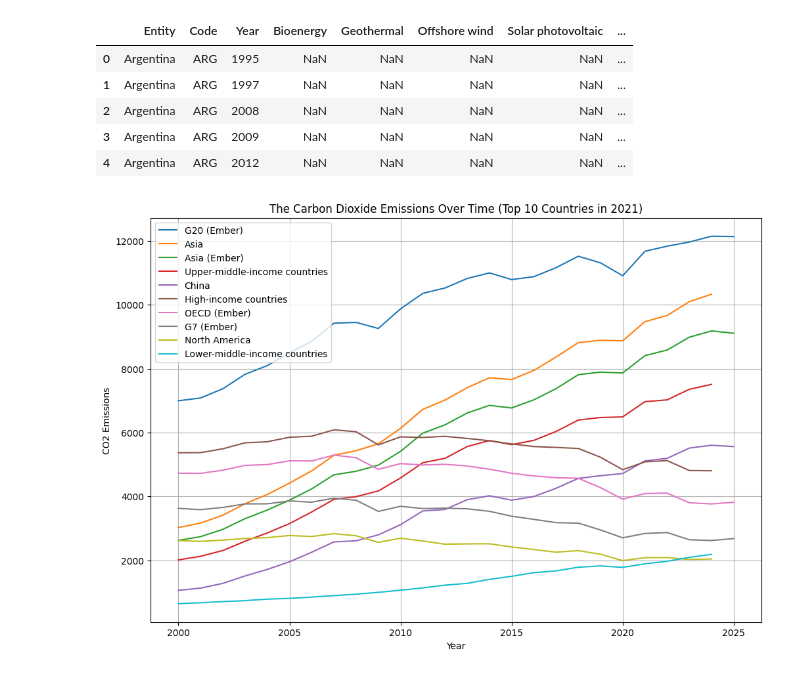
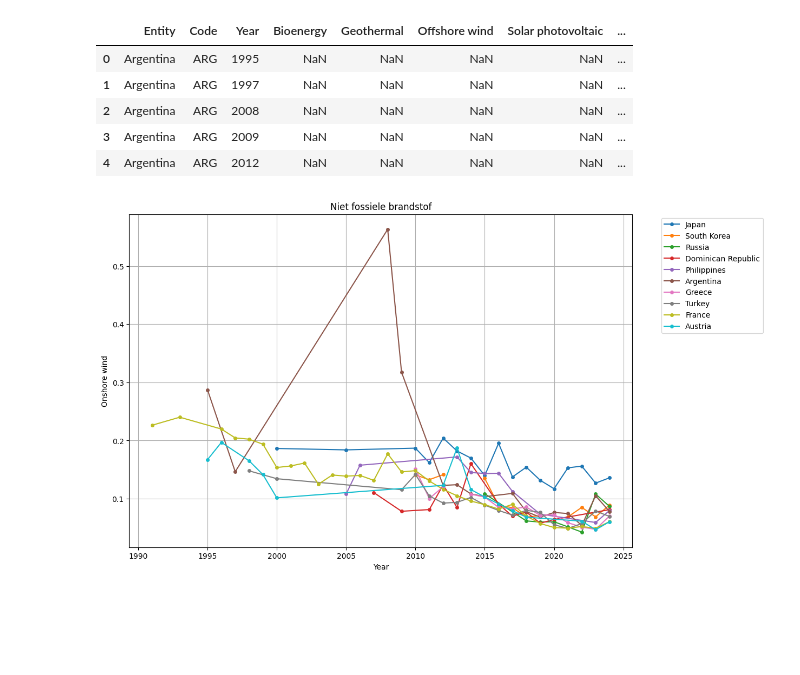
Before and after one commit to annievdv/Annie_opdracht, a Jupyter notebook: Untitled11.ipynb, the cells around one changed output. Cells and saved outputs as stored; diff of their text form; code cells hidden in the pictures; blank space fills up the shorter version.

```diff
--- a/Untitled11.ipynb
+++ b/Untitled11.ipynb
@@ -3,16 +3,14 @@
 # %%
 import numpy as np
 import pandas as pd
+import matplotlib.pyplot as plt
 from google.colab import files
 
-#print("Please upload the file now. A file browser window will appear.")
-#uploaded = files.upload()
-
 # Lees de data
-costs_df=pd.read_csv('https://raw.githubusercontent.com/annievdv/Annie_opdracht/refs/heads/main/levelized-cost-of-energy.csv')
+df=pd.read_csv('https://raw.githubusercontent.com/annievdv/Annie_opdracht/refs/heads/main/levelized-cost-of-energy.csv')
 
 print("cost data ")
-display(costs_df.head())
+display(df.head())
 # %% [output]
 cost data
 |  | Entity | Code | Year | Bioenergy | Geothermal | Offshore wind | Solar photovoltaic | ... |
@@ -22,33 +20,39 @@ cost data
 | 3 | Argentina | ARG | 2009 | NaN | NaN | NaN | NaN | ... |
 | 4 | Argentina | ARG | 2012 | NaN | NaN | NaN | NaN | ... |
 # %%
-import matplotlib.pyplot as plt
+df_filtered = df[df['Entity'].str.contains("World|European Union") == False].reset_index(drop=True)
 
-df_filtered = fuel_df[fuel_df['country'].str.contains("World|European Union") == False].reset_index(drop=True)
+xOnshoreWind = 'Onshore wind'
 
-# Filter for the year 2021 to find the largest emitters in that year
-df_2021 = df_filtered[df_filtered['year'] == 2021]
+# Filter df_filtered for the year 2024 to find the largest emitters in that year
+df_for_ranking = df_filtered[df_filtered['Year'] == 2024]
 
-# Use 'greenhouse_gas_emissions' as the column for CO2 emissions
-largest_countries_2021 = df_2021.nlargest(10, 'greenhouse_gas_emissions')
+# Drop rows where 'Onshore Wind' is NaN for ranking purposes
+df_for_ranking = df_for_ranking.dropna(subset=['Entity', xOnshoreWind])
+
+# Use 'Onshore Wind' as the column to find the largest countries (excluding World/EU)
+largest_countries = df_for_ranking.nlargest(10, xOnshoreWind)
 
 # Get the list of top 10 country names
-top_10_countries = largest_countries_2021['country'].tolist()
+top_10_countries = largest_countries['Entity'].tolist()
 
-# Filter the original df_filtered (containing all years) for these top 10 countries
-df_plot = df_filtered[df_filtered['country'].isin(top_10_countries)]
+# Filter the original df_filtered (containing all years, but no World/EU) for these top 10 countries
+df_plot = df_filtered[df_filtered['Entity'].isin(top_10_countries)]
 
 # Plotting the data over time
 plt.figure(figsize=[12, 8])
 for country in top_10_countries:
-    country_data = df_plot[df_plot['country'] == country]
-    plt.plot(country_data['year'], country_data['greenhouse_gas_emissions'], label=country)
+    country_data = df_plot[df_plot['Entity'] == country]
+    plt.plot(country_data['Year'], country_data[xOnshoreWind], label=country, marker='o', markersize=4)
+    #plt.scatter(df_for_ranking['Year'], df_for_ranking[xOnshoreWind])
+# Add labels and a title
+plt.xlabel('Year')
+plt.ylabel('Onshore wind')
 
-plt.title('The Carbon Dioxide Emissions Over Time (Top 10 Countries in 2021)')
-plt.xlabel('Year')
-plt.ylabel('CO2 Emissions')
-plt.legend()
+plt.title('Niet fossiele brandstof')
+
+plt.legend(bbox_to_anchor=(1.05, 1), loc='upper left')
 plt.grid(True)
 plt.show()
 # %% [output]
-[figure, old version]
+[figure, new version]
```
